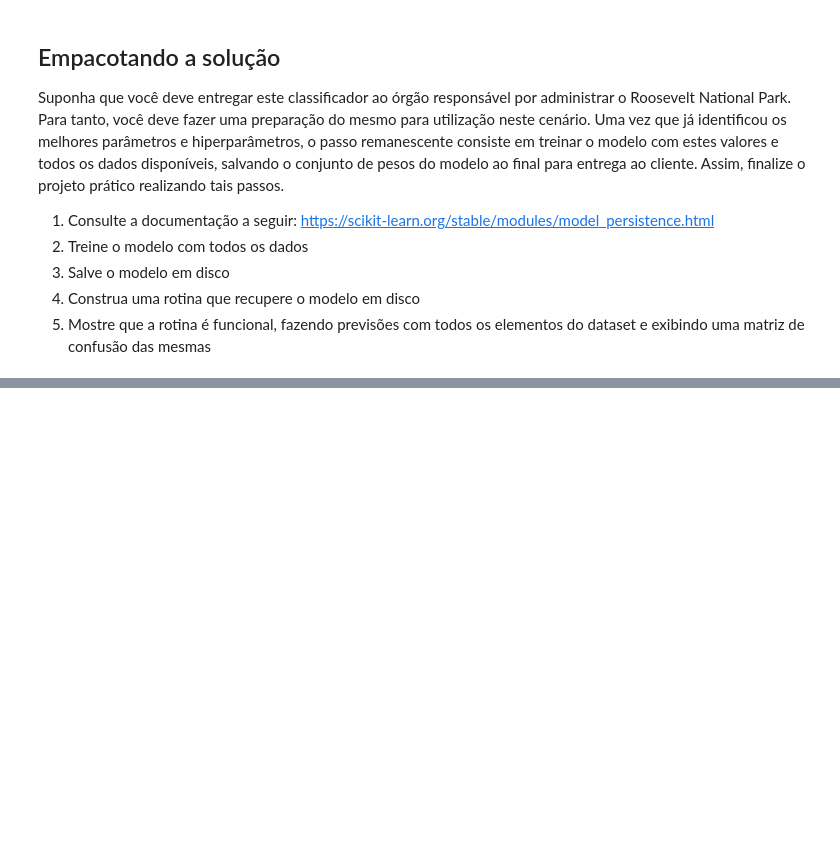
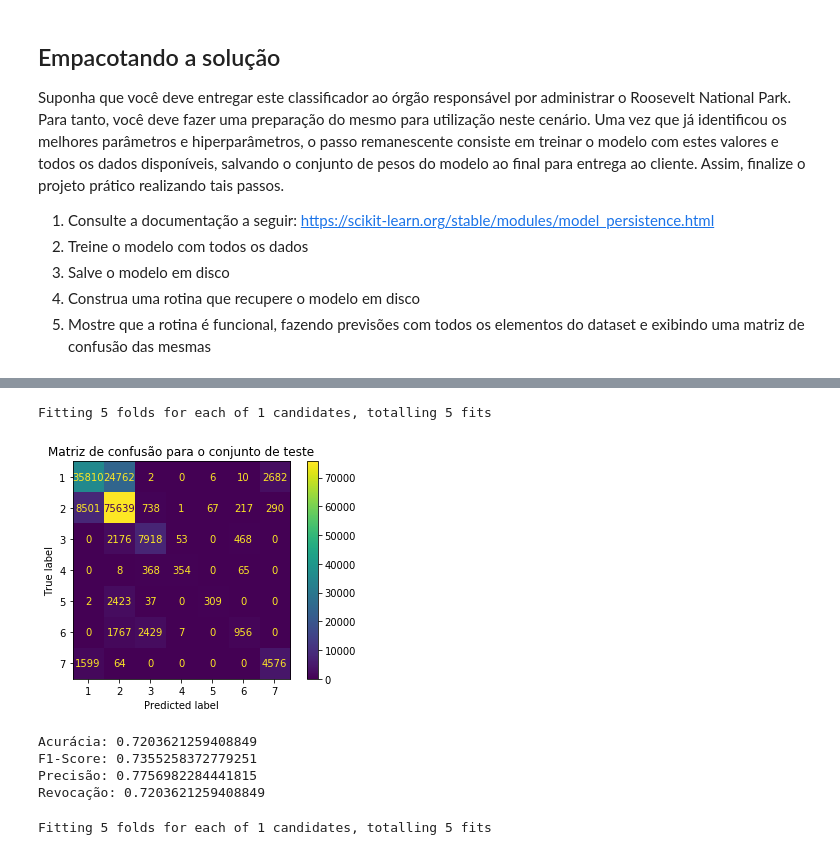
Before and after one commit to delrickOliveira/rna_2021_2.2, a Jupyter notebook: PP2.2.3 - Validação Cruzada e Busca em Grade.ipynb, the cells around one changed output, grey strips where cells are left out. Drawn from its saved outputs; the diff is of its cells as text; code cells hidden in the pictures; blank space fills up the shorter version.

```diff
--- a/PP2.2.3 - Validação Cruzada e Busca em Grade.ipynb
+++ b/PP2.2.3 - Validação Cruzada e Busca em Grade.ipynb
@@ -240,0 +346,17 @@ pickle.dump(clf, open(filename, 'wb'))
+# %%
+
+
+data_all = pd.read_csv('data/covtype.csv')
+# Elimine todas as colunas relativas aos atributos categóricos
+categoricos = list(filter(lambda x: (x.startswith('Wilderness_Area') or x.startswith('Soil_Type')), data_all.columns.to_list()))
+data = data_all.drop(categoricos, axis=1)
+X = data.iloc[:, :(data.shape[1] - 1)]
+y = data.iloc[:, -1:]
+
+X = np.array(X)
+y = np.array(y)
+
+X_train, X_test, y_train, y_test = train_test_split(X, y, train_size=0.7,shuffle = True)
+
+X_train_std = (X_train - np.mean(X_train))/np.std(X_train)
+X_test_std = (X_test - np.mean(X_train))/np.std(X_train)
@@ -240,0 +383,4 @@ pickle.dump(clf, open(filename, 'wb'))
+# %%
+best_network = gridsearch([(34,), 'relu'])
+# %% [output]
+Fitting 5 folds for each of 1 candidates, totalling 5 fits
@@ -240,0 +390,25 @@ pickle.dump(clf, open(filename, 'wb'))
+# %%
+def load_cfl():
+    pickled_best_network = pickle.load(open('bestnetwork.sav', 'rb'))
+    return pickled_best_network
+# %%
+load_best_cfl =  load_cfl()
+# %%
+y_pred =  load_best_cfl.predict(X_test_std)
+# %%
+matrix = ConfusionMatrixDisplay.from_predictions(y_test, y_pred)
+plt.title('Matriz de confusão para o conjunto de teste')
+plt.show(matrix)
+plt.show()
+# %% [output]
+[figure, added]
+# %%
+print('Acurácia:', accuracy_score(y_pred, y_test))
+print('F1-Score:', f1_score(y_pred,y_test, average='weighted'))
+print('Precisão:', precision_score(y_pred, y_test, average='weighted'))
+print('Revocação:', recall_score(y_pred, y_test, average='weighted'))
+# %% [output]
+Acurácia: 0.7203621259408849
+F1-Score: 0.7355258372779251
+Precisão: 0.7756982284441815
+Revocação: 0.7203621259408849
@@ -240,0 +424,4 @@ pickle.dump(clf, open(filename, 'wb'))
+# %%
+brute_force = gridsearch([(260,260), 'relu'])
+# %% [output]
+Fitting 5 folds for each of 1 candidates, totalling 5 fits
```
Also changed, not shown: parts of 56 cells of this notebook, 3 other files.
